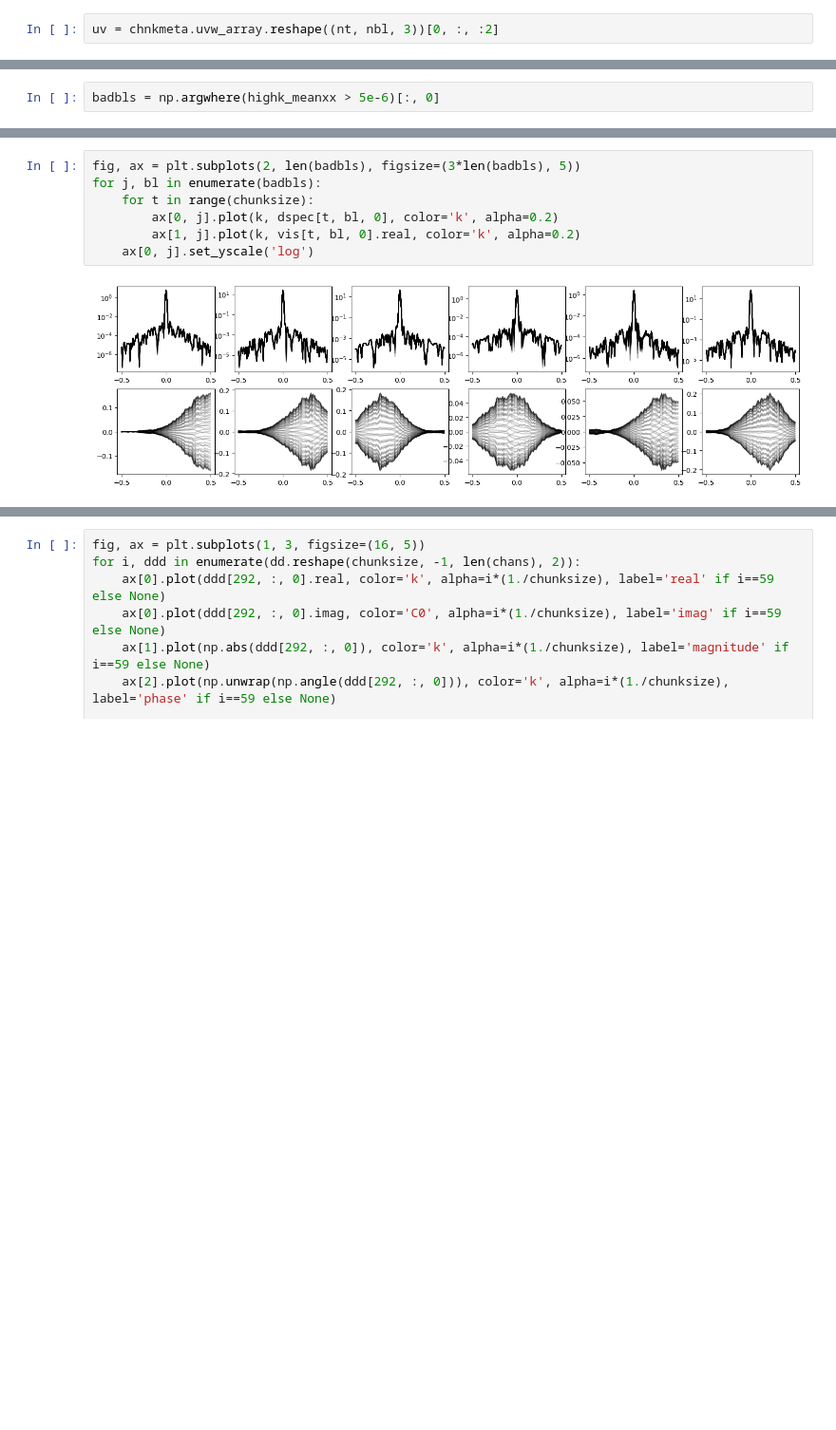
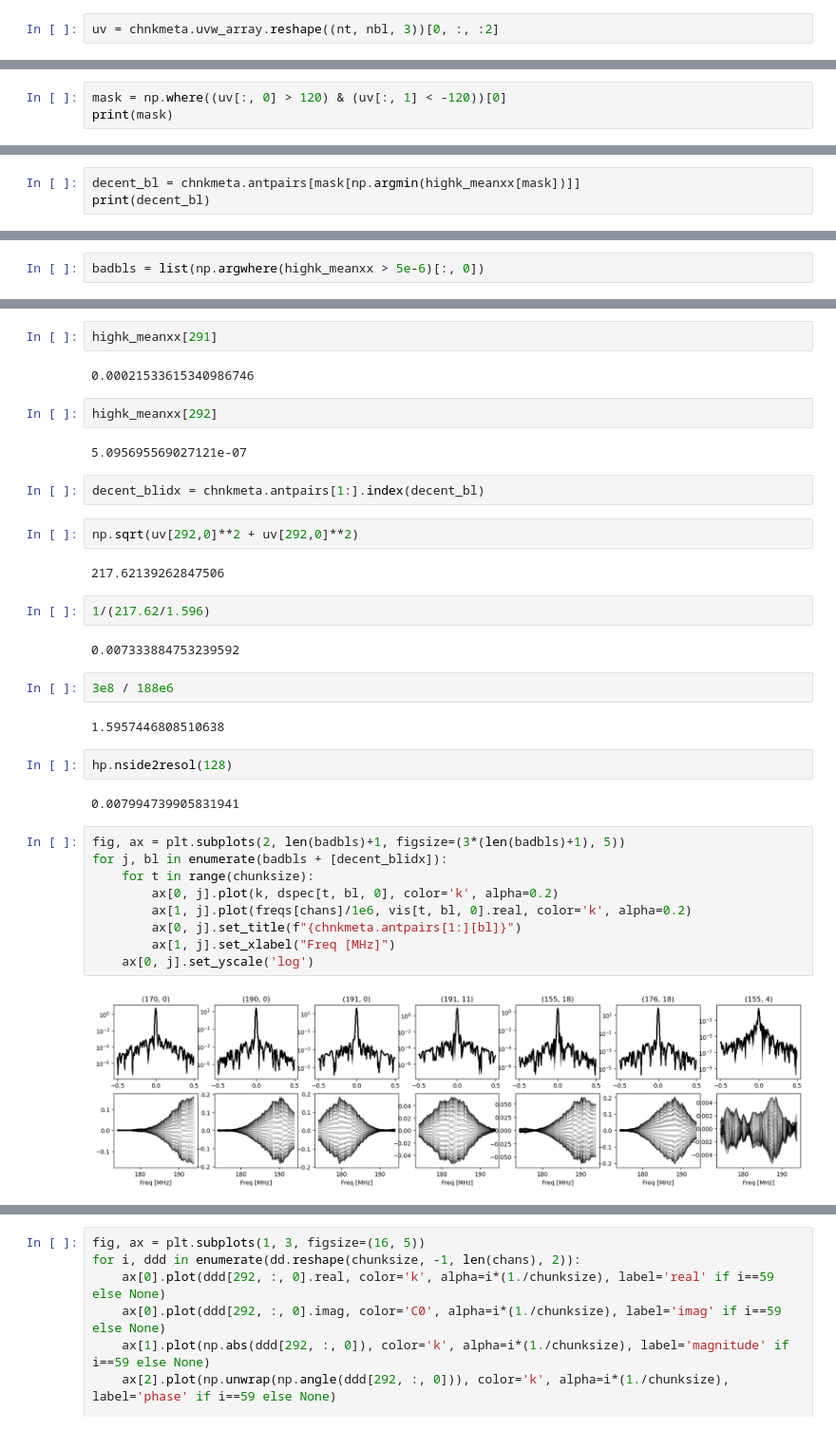
Before and after one commit to RajorshiSChandra/validation-sim, a Jupyter notebook: notebooks/check_rechunk_eor.ipynb, the cells around one changed output, grey strips where cells are left out. Shown at 95% size. Drawn from its saved outputs; the diff is of its cells as text; blank space fills up the shorter version.

```diff
--- a/notebooks/check_rechunk_eor.ipynb
+++ b/notebooks/check_rechunk_eor.ipynb
@@ -158,0 +187,3 @@ uv = chnkmeta.uvw_array.reshape((nt, nbl, 3))[0, :, :2]
+# %%
+mask = np.where((uv[:, 0] > 120) & (uv[:, 1] < -120))[0]
+print(mask)
@@ -163,0 +197,3 @@ plt.scatter(uv[1:, 0], uv[1:, 1], c=np.log10(highk_meanxx))
+# %%
+decent_bl = chnkmeta.antpairs[mask[np.argmin(highk_meanxx[mask])]]
+print(decent_bl)
@@ -169,2 +214,2 @@ plt.yscale('log')
 # %%
-badbls = np.argwhere(highk_meanxx > 5e-6)[:, 0]
+badbls = list(np.argwhere(highk_meanxx > 5e-6)[:, 0])
@@ -171,9 +220,37 @@ badbls = np.argwhere(highk_meanxx > 5e-6)[:, 0]
+# %%
+highk_meanxx[291]
+# %% [output]
+0.00021533615340986746
+# %%
+highk_meanxx[292]
+# %% [output]
+5.095695569027121e-07
+# %%
+decent_blidx = chnkmeta.antpairs[1:].index(decent_bl)
+# %%
+np.sqrt(uv[292,0]**2 + uv[292,0]**2)
+# %% [output]
+217.62139262847506
+# %%
+1/(217.62/1.596)
+# %% [output]
+0.007333884753239592
+# %%
+3e8 / 188e6
+# %% [output]
+1.5957446808510638
+# %%
+hp.nside2resol(128)
+# %% [output]
+0.007994739905831941
 # %%
-fig, ax = plt.subplots(2, len(badbls), figsize=(3*len(badbls), 5))
-for j, bl in enumerate(badbls):
+fig, ax = plt.subplots(2, len(badbls)+1, figsize=(3*(len(badbls)+1), 5))
+for j, bl in enumerate(badbls + [decent_blidx]):
     for t in range(chunksize):
         ax[0, j].plot(k, dspec[t, bl, 0], color='k', alpha=0.2)
-        ax[1, j].plot(k, vis[t, bl, 0].real, color='k', alpha=0.2)
+        ax[1, j].plot(freqs[chans]/1e6, vis[t, bl, 0].real, color='k', alpha=0.2)
+        ax[0, j].set_title(f"{chnkmeta.antpairs[1:][bl]}")
+        ax[1, j].set_xlabel("Freq [MHz]")
     ax[0, j].set_yscale('log')
 # %% [output]
-[figure, old version]
+[figure, new version]
```
Also changed, not shown: parts of 104 cells of this notebook, 3 other files.
